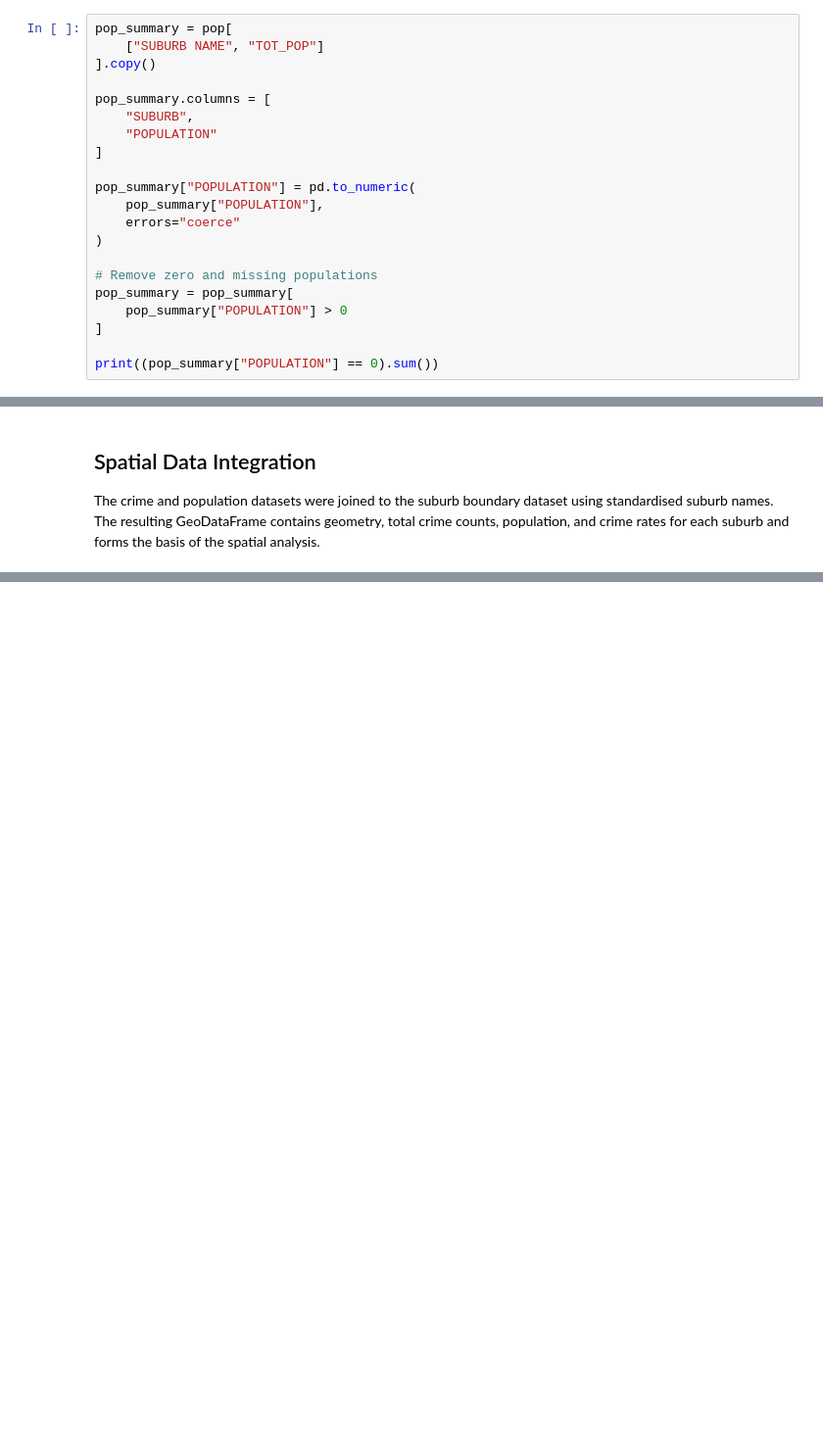
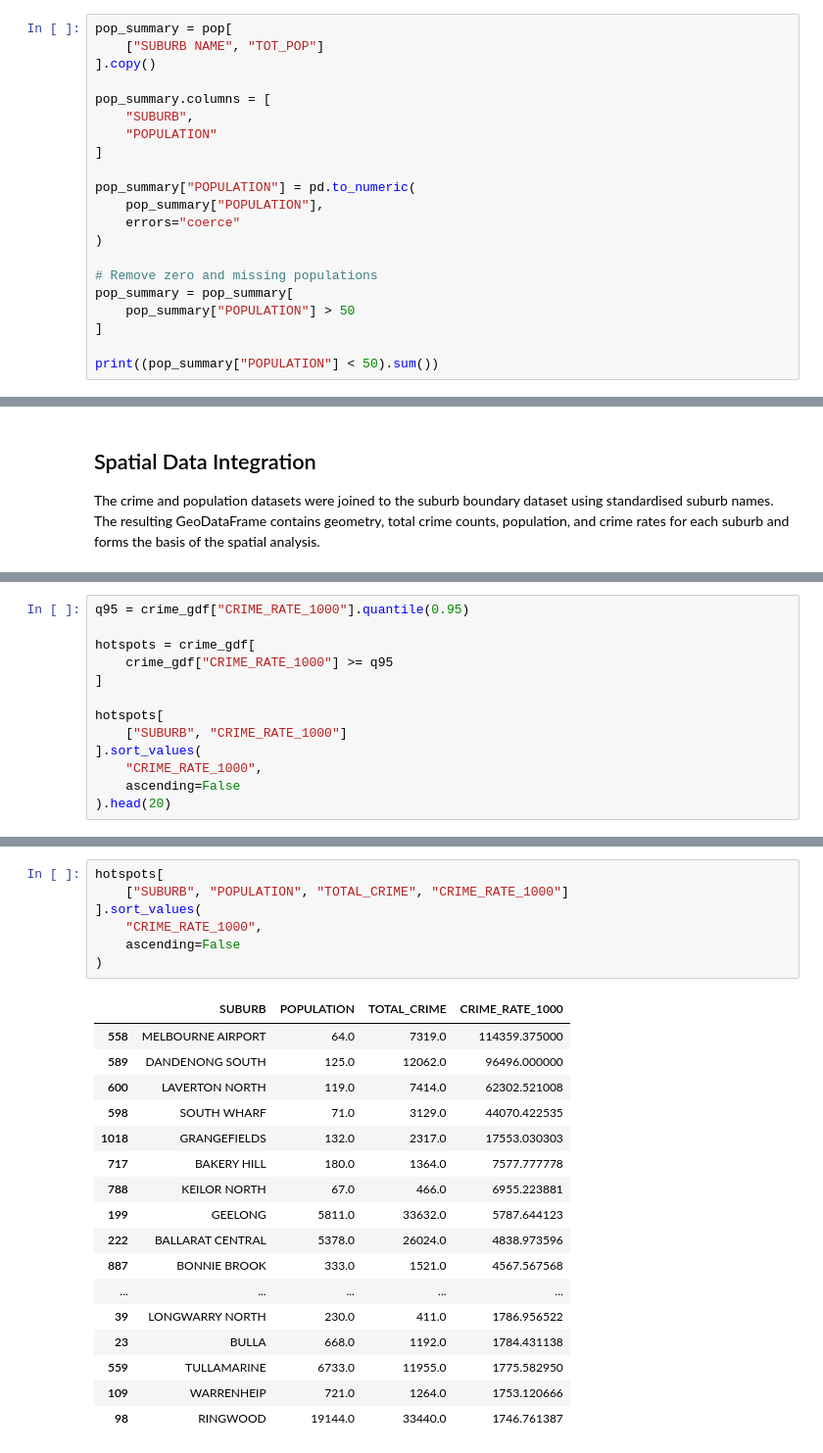
Before and after one commit to University-of-Tasmania-GPSS/AT3_Group10_2026, a Jupyter notebook: AT3.ipynb, the cells around one changed output, grey strips where cells are left out. Shown at 98% size. Drawn from its saved outputs; the diff is of its cells as text; blank space fills up the shorter version.

```diff
--- a/AT3.ipynb
+++ b/AT3.ipynb
@@ -223,10 +223,10 @@ pop_summary["POPULATION"] = pd.to_numeric(
 
 # Remove zero and missing populations
 pop_summary = pop_summary[
-    pop_summary["POPULATION"] > 0
+    pop_summary["POPULATION"] > 50
 ]
 
-print((pop_summary["POPULATION"] == 0).sum())
+print((pop_summary["POPULATION"] < 50).sum())
 # %% [output]
 0
 # %% [markdown]
@@ -294,0 +318,13 @@ crime_gdf.head()
+# %%
+q95 = crime_gdf["CRIME_RATE_1000"].quantile(0.95)
+
+hotspots = crime_gdf[
+    crime_gdf["CRIME_RATE_1000"] >= q95
+]
+
+hotspots[
+    ["SUBURB", "CRIME_RATE_1000"]
+].sort_values(
+    "CRIME_RATE_1000",
+    ascending=False
+).head(20)
@@ -294,0 +413,25 @@ crime_gdf.head()
+# %%
+hotspots[
+    ["SUBURB", "POPULATION", "TOTAL_CRIME", "CRIME_RATE_1000"]
+].sort_values(
+    "CRIME_RATE_1000",
+    ascending=False
+)
+# %% [output]
+|  | SUBURB | POPULATION | TOTAL_CRIME | CRIME_RATE_1000 |
+| 558 | MELBOURNE AIRPORT | 64.0 | 7319.0 | 114359.375000 |
+| 589 | DANDENONG SOUTH | 125.0 | 12062.0 | 96496.000000 |
+| 600 | LAVERTON NORTH | 119.0 | 7414.0 | 62302.521008 |
+| 598 | SOUTH WHARF | 71.0 | 3129.0 | 44070.422535 |
+| 1018 | GRANGEFIELDS | 132.0 | 2317.0 | 17553.030303 |
+| 717 | BAKERY HILL | 180.0 | 1364.0 | 7577.777778 |
+| 788 | KEILOR NORTH | 67.0 | 466.0 | 6955.223881 |
+| 199 | GEELONG | 5811.0 | 33632.0 | 5787.644123 |
+| 222 | BALLARAT CENTRAL | 5378.0 | 26024.0 | 4838.973596 |
+| 887 | BONNIE BROOK | 333.0 | 1521.0 | 4567.567568 |
+| ... | ... | ... | ... | ... |
+| 39 | LONGWARRY NORTH | 230.0 | 411.0 | 1786.956522 |
+| 23 | BULLA | 668.0 | 1192.0 | 1784.431138 |
+| 559 | TULLAMARINE | 6733.0 | 11955.0 | 1775.582950 |
+| 109 | WARRENHEIP | 721.0 | 1264.0 | 1753.120666 |
+| 98 | RINGWOOD | 19144.0 | 33440.0 | 1746.761387 |
```
Also changed, not shown: parts of 11 cells of this notebook.
